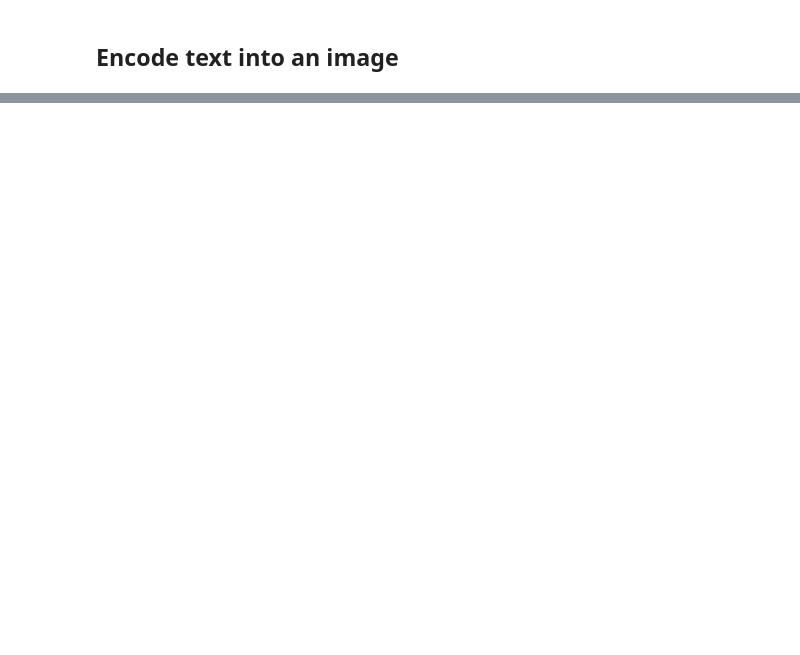
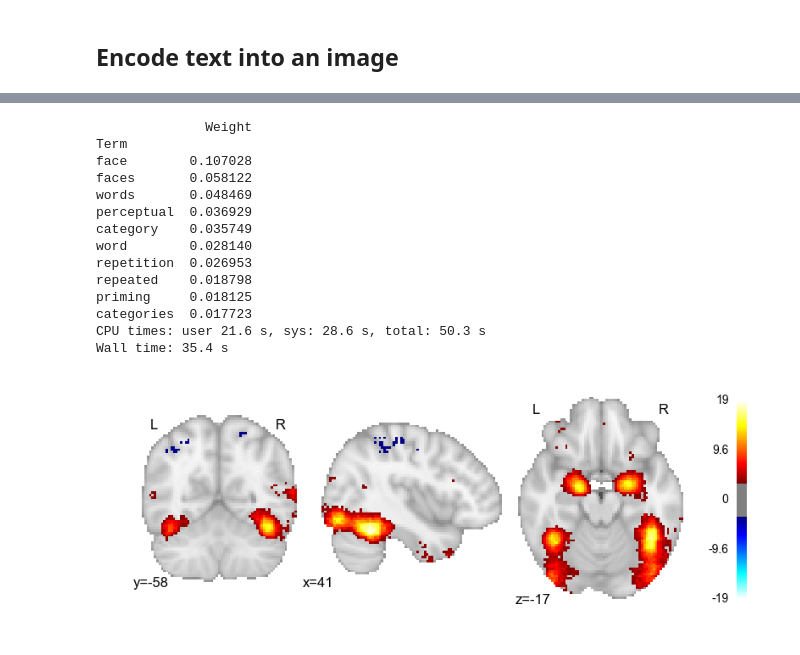
Before and after one commit to jeromedockes/gclda, a Jupyter notebook: examples/perform_decoding_and_encoding.ipynb, the cells around one changed output, grey strips where cells are left out. Drawn from its saved outputs; the diff is of its cells as text; code cells hidden in the pictures; blank space fills up the shorter version.

```diff
--- a/examples/perform_decoding_and_encoding.ipynb
+++ b/examples/perform_decoding_and_encoding.ipynb
@@ -159,0 +188,32 @@ Wall time: 17.6 s
+# %%
+%%time
+# Get the updated priors
+roi_file = 'data/fusiform.nii.gz'
+_, fusiform_probs = decoder.decode_roi(roi_file)
+
+# Decode the image of interest
+continuous_file = 'data/faces_specificity_z.nii.gz'
+faces_df, _ = decoder.decode_continuous(continuous_file,
+                                        topic_priors=fusiform_probs)
+faces_df = faces_df.sort_values(by='Weight', ascending=False)
+print(faces_df.head(10))
+
+continuous_img = nib.load(continuous_file)
+fig = plotting.plot_stat_map(continuous_img, display_mode='ortho',
+                             threshold=3.3, draw_cross=False)
+# %% [output]
+              Weight
+Term
+face        0.107028
+faces       0.058122
+words       0.048469
+perceptual  0.036929
+category    0.035749
+word        0.028140
+repetition  0.026953
+repeated    0.018798
+priming     0.018125
+categories  0.017723
+CPU times: user 21.6 s, sys: 28.6 s, total: 50.3 s
+Wall time: 35.4 s
+[figure, added]
```
Also changed, not shown: parts of 9 cells of this notebook, 5 other files.
